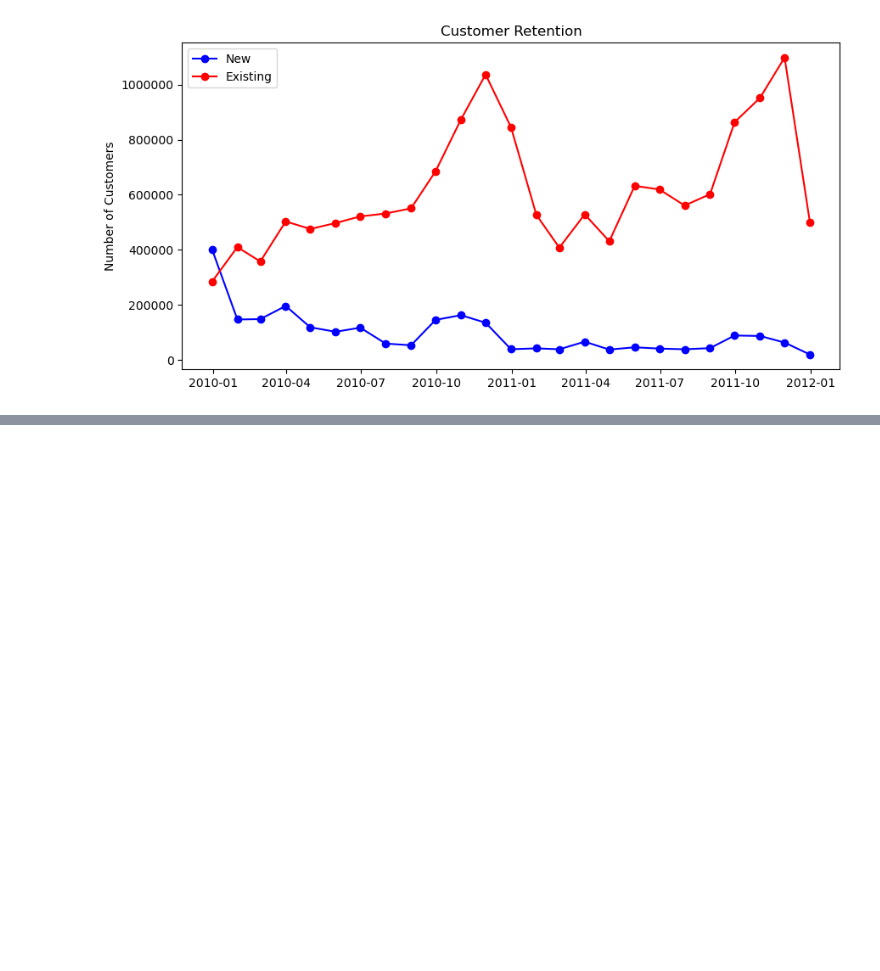
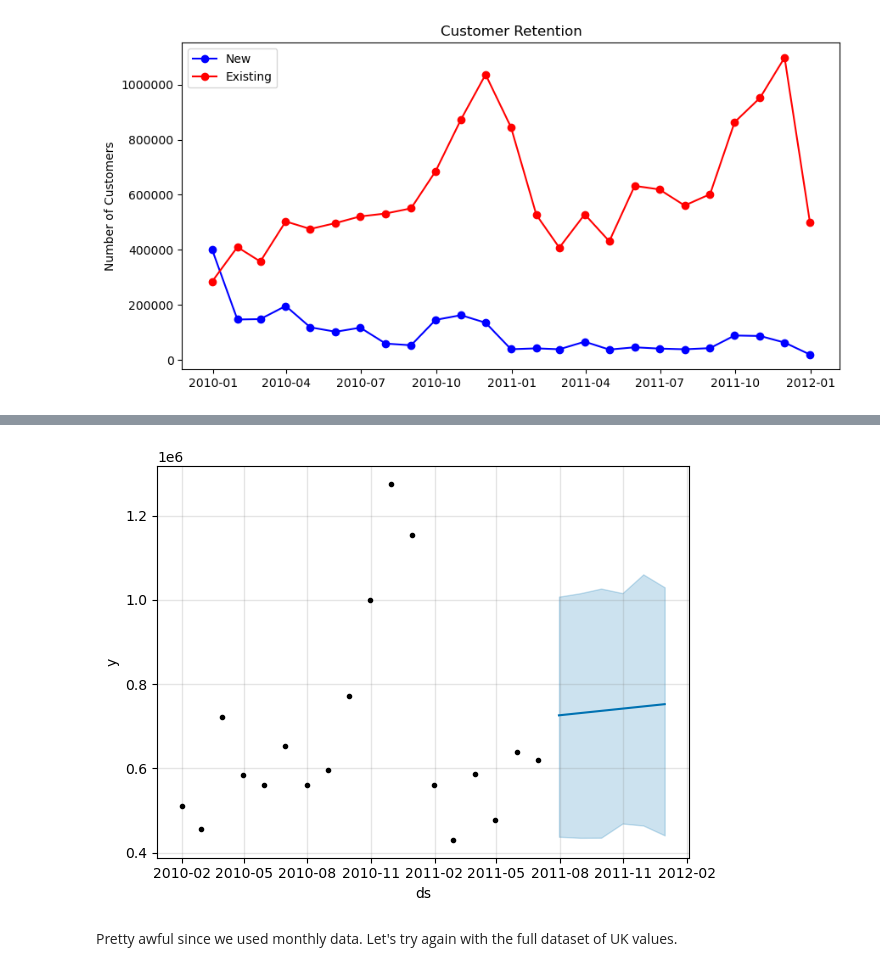
Before and after one commit to zadealfalah/salesSample, a Jupyter notebook: onlineRetail2/onlineRetail.ipynb, the cells around one changed output, grey strips where cells are left out. Saved outputs shown, nothing was run; the diff lists cells and outputs as text; code cells hidden in the pictures; blank space fills up the shorter version.

```diff
--- a/onlineRetail2/onlineRetail.ipynb
+++ b/onlineRetail2/onlineRetail.ipynb
@@ -506,0 +557,5 @@ Clearly issues with outliers.
+# %%
+from prophet import Prophet
+train_proph = train.reset_index().rename(columns={'invoicebymonth':'ds', 'revenue':'y'})
+model = Prophet()
+model.fit(train_proph)
@@ -506,0 +566,11 @@ Clearly issues with outliers.
+# %%
+test_proph = test.reset_index().rename(columns={'invoicebymonth':'ds', 'revenue':'y'})
+fcst = model.predict(test_proph)
+# %%
+fig, ax = plt.subplots()
+fig = model.plot(fcst, ax=ax);
+plt.show()
+# %% [output]
+[figure, added]
+# %% [markdown]
+Pretty awful since we used monthly data.  Let's try again with the full dataset of UK values.
```
Also changed, not shown: parts of 49 cells of this notebook.
